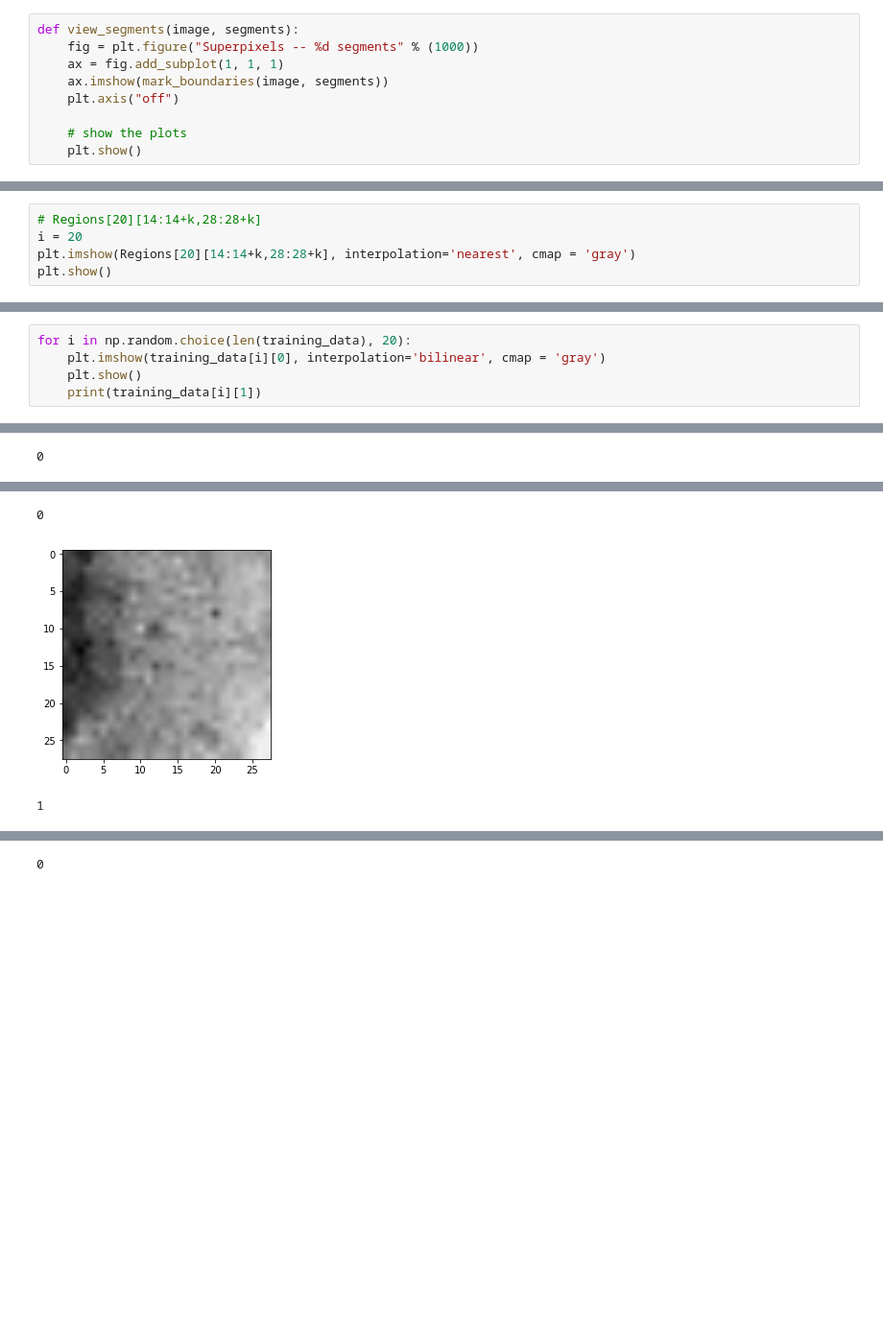
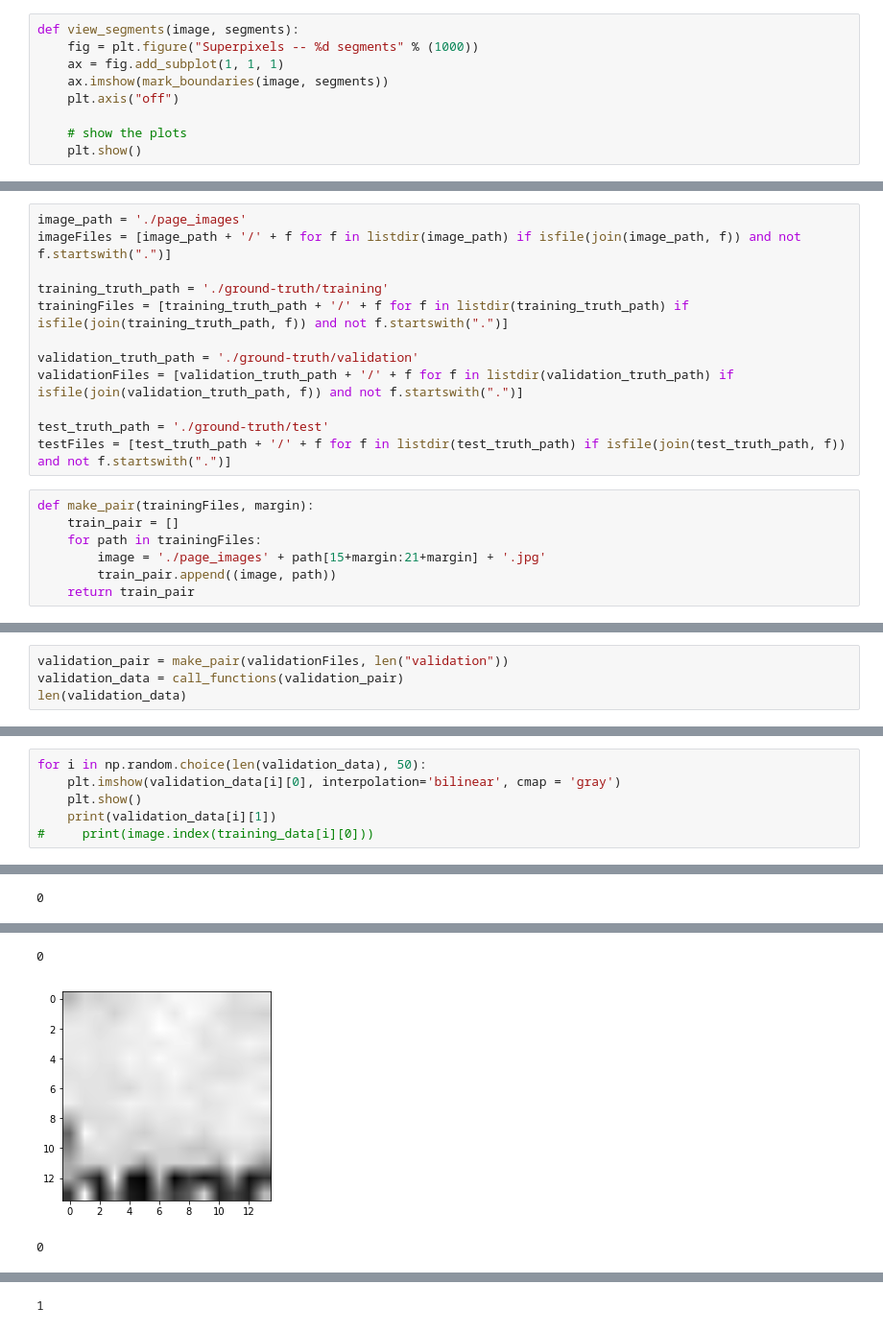
Before and after one commit to PoorvaRane/Textbox-Extraction, a Jupyter notebook: new_data_preprocessing.ipynb, the cells around one changed output, grey strips where cells are left out. Shown at 96% size. Drawn from its saved outputs; the diff is of its cells as text; blank space fills up the shorter version.

```diff
--- a/new_data_preprocessing.ipynb
+++ b/new_data_preprocessing.ipynb
@@ -338,5 +159,0 @@ len(range(0,total_columns-(2*k)+1,k))
-# %%
-# Regions[20][14:14+k,28:28+k]
-i = 20
-plt.imshow(Regions[20][14:14+k,28:28+k], interpolation='nearest', cmap = 'gray')
-plt.show()
@@ -356,0 +160,19 @@ total_rows
+# %%
+image_path = './page_images'
+imageFiles = [image_path + '/' + f for f in listdir(image_path) if isfile(join(image_path, f)) and not f.startswith(".")]
+
+training_truth_path = './ground-truth/training'
+trainingFiles = [training_truth_path + '/' + f for f in listdir(training_truth_path) if isfile(join(training_truth_path, f)) and not f.startswith(".")]
+
+validation_truth_path = './ground-truth/validation'
+validationFiles = [validation_truth_path + '/' + f for f in listdir(validation_truth_path) if isfile(join(validation_truth_path, f)) and not f.startswith(".")]
+
+test_truth_path = './ground-truth/test'
+testFiles = [test_truth_path + '/' + f for f in listdir(test_truth_path) if isfile(join(test_truth_path, f)) and not f.startswith(".")]
+# %%
+def make_pair(trainingFiles, margin):
+    train_pair = []
+    for path in trainingFiles:
+        image = './page_images' + path[15+margin:21+margin] + '.jpg'
+        train_pair.append((image, path))
+    return train_pair
@@ -356,0 +195,4 @@ total_rows
+# %%
+validation_pair = make_pair(validationFiles, len("validation"))
+validation_data = call_functions(validation_pair)
+len(validation_data)
@@ -357,6 +203,7 @@ total_rows
 # %%
-for i in np.random.choice(len(training_data), 20):
-    plt.imshow(training_data[i][0], interpolation='bilinear', cmap = 'gray')
+for i in np.random.choice(len(validation_data), 50):
+    plt.imshow(validation_data[i][0], interpolation='bilinear', cmap = 'gray')
     plt.show()
-    print(training_data[i][1])
+    print(validation_data[i][1])
+#     print(image.index(training_data[i][0]))
 # %% [output]
@@ -370,3 +217,3 @@ for i in np.random.choice(len(training_data), 20):
 0
-[figure, old version]
+[figure, new version]
-1
+0
@@ -374 +221 @@ for i in np.random.choice(len(training_data), 20):
-0
+1
```
Also changed, not shown: parts of 29 cells of this notebook, 22 other files.
